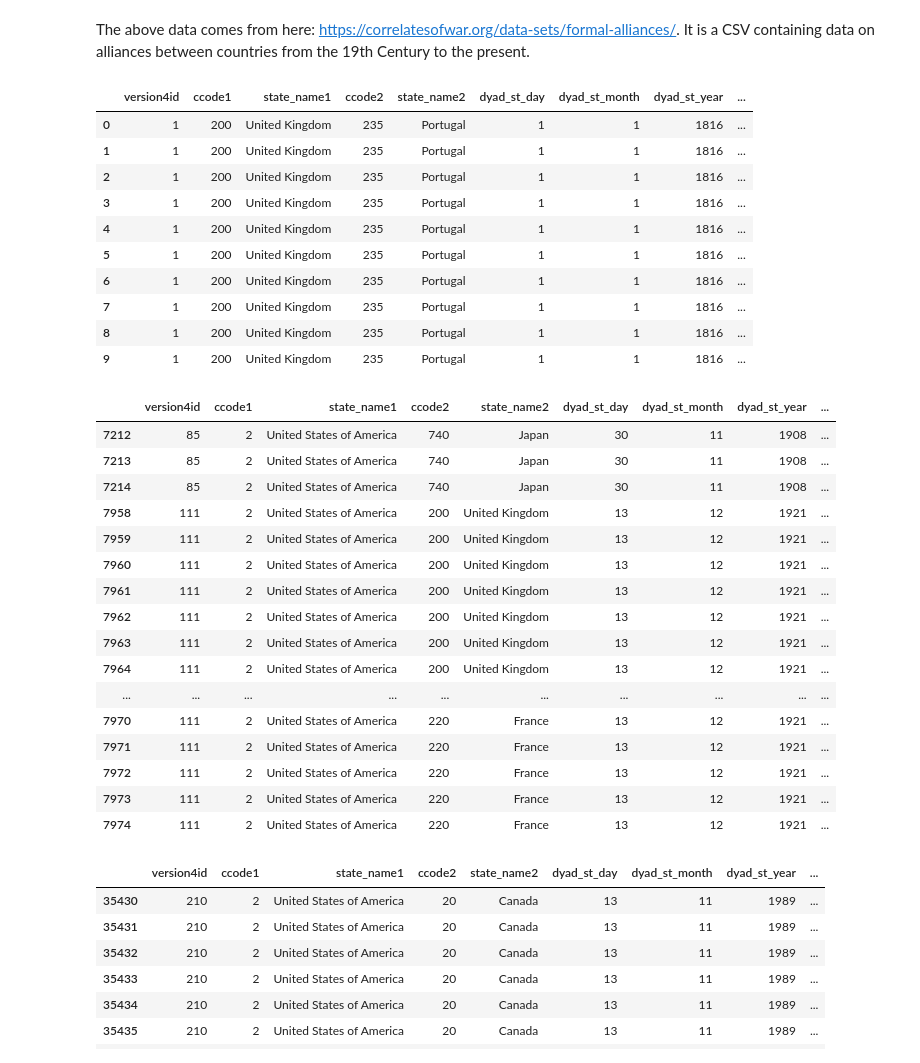
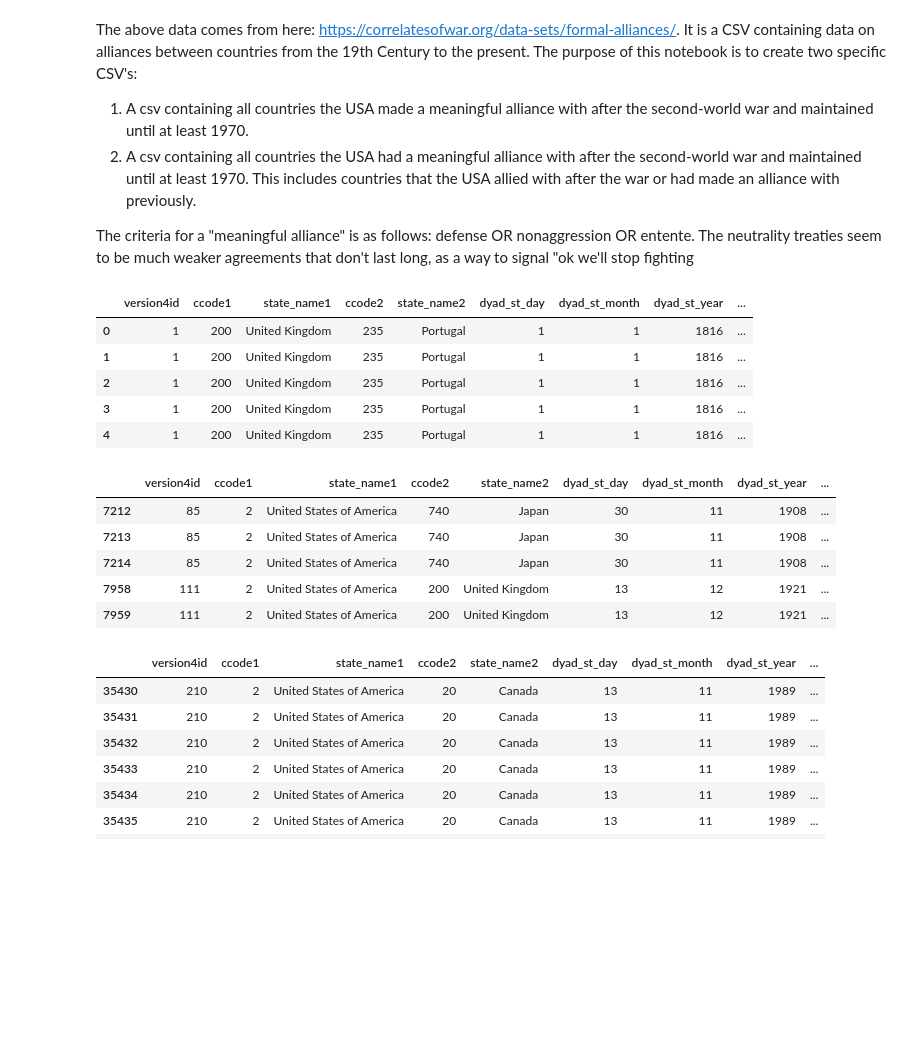
Before and after one commit to tomwillcode/American_Foreign_Policy_Research, a Jupyter notebook: American_Foreign_Policy_EDA.ipynb, the cells around one changed output. Saved outputs shown, nothing was run; the diff lists cells and outputs as text; code cells hidden in the pictures; blank space fills up the shorter version.

```diff
--- a/American_Foreign_Policy_EDA.ipynb
+++ b/American_Foreign_Policy_EDA.ipynb
@@ -4,10 +4,15 @@ import numpy as np
 import matplotlib.pyplot as plt
 # %%
 Alliance_data = pd.read_csv("alliance_v4.1_by_directed_yearly.csv")
-# %% [markdown]
-The above data comes from here: https://correlatesofwar.org/data-sets/formal-alliances/. It is a CSV containing data on alliances between countries from the 19th Century to the present.
+# %% [markdown]
+The above data comes from here: https://correlatesofwar.org/data-sets/formal-alliances/. It is a CSV containing data on alliances between countries from the 19th Century to the present.
+The purpose of this notebook is to create two specific CSV's:
+1) A csv containing all countries the USA made a meaningful alliance with after the second-world war and maintained until at least 1970.
+2) A csv containing all countries the USA had a meaningful alliance with after the second-world war and maintained until at least 1970. This includes countries that the USA allied with after the war or had made an alliance with previously.
+
+The criteria for a "meaningful alliance" is as follows: defense OR nonaggression OR entente. The neutrality treaties seem to be much weaker agreements that don't last long, as a way to signal "ok we'll stop fighting
 # %%
-Alliance_data.head(10)
+Alliance_data.head(5)
 # %% [output]
 |  | version4id | ccode1 | state_name1 | ccode2 | state_name2 | dyad_st_day | dyad_st_month | dyad_st_year | ... |
 | 0 | 1 | 200 | United Kingdom | 235 | Portugal | 1 | 1 | 1816 | ... |
@@ -15,33 +20,17 @@ Alliance_data.head(10)
 | 2 | 1 | 200 | United Kingdom | 235 | Portugal | 1 | 1 | 1816 | ... |
 | 3 | 1 | 200 | United Kingdom | 235 | Portugal | 1 | 1 | 1816 | ... |
 | 4 | 1 | 200 | United Kingdom | 235 | Portugal | 1 | 1 | 1816 | ... |
-| 5 | 1 | 200 | United Kingdom | 235 | Portugal | 1 | 1 | 1816 | ... |
-| 6 | 1 | 200 | United Kingdom | 235 | Portugal | 1 | 1 | 1816 | ... |
-| 7 | 1 | 200 | United Kingdom | 235 | Portugal | 1 | 1 | 1816 | ... |
-| 8 | 1 | 200 | United Kingdom | 235 | Portugal | 1 | 1 | 1816 | ... |
-| 9 | 1 | 200 | United Kingdom | 235 | Portugal | 1 | 1 | 1816 | ... |
 # %%
 #The data pertaining exclusively to American alliances may be extracted
 US_alliance_data=Alliance_data[Alliance_data['state_name1'] == "United States of America"]
-US_alliance_data.head(20)
+US_alliance_data.head(5)
 # %% [output]
 |  | version4id | ccode1 | state_name1 | ccode2 | state_name2 | dyad_st_day | dyad_st_month | dyad_st_year | ... |
 | 7212 | 85 | 2 | United States of America | 740 | Japan | 30 | 11 | 1908 | ... |
 | 7213 | 85 | 2 | United States of America | 740 | Japan | 30 | 11 | 1908 | ... |
 | 7214 | 85 | 2 | United States of America | 740 | Japan | 30 | 11 | 1908 | ... |
 | 7958 | 111 | 2 | United States of America | 200 | United Kingdom | 13 | 12 | 1921 | ... |
 | 7959 | 111 | 2 | United States of America | 200 | United Kingdom | 13 | 12 | 1921 | ... |
-| 7960 | 111 | 2 | United States of America | 200 | United Kingdom | 13 | 12 | 1921 | ... |
-| 7961 | 111 | 2 | United States of America | 200 | United Kingdom | 13 | 12 | 1921 | ... |
-| 7962 | 111 | 2 | United States of America | 200 | United Kingdom | 13 | 12 | 1921 | ... |
-| 7963 | 111 | 2 | United States of America | 200 | United Kingdom | 13 | 12 | 1921 | ... |
-| 7964 | 111 | 2 | United States of America | 200 | United Kingdom | 13 | 12 | 1921 | ... |
-| ... | ... | ... | ... | ... | ... | ... | ... | ... | ... |
-| 7970 | 111 | 2 | United States of America | 220 | France | 13 | 12 | 1921 | ... |
-| 7971 | 111 | 2 | United States of America | 220 | France | 13 | 12 | 1921 | ... |
-| 7972 | 111 | 2 | United States of America | 220 | France | 13 | 12 | 1921 | ... |
-| 7973 | 111 | 2 | United States of America | 220 | France | 13 | 12 | 1921 | ... |
-| 7974 | 111 | 2 | United States of America | 220 | France | 13 | 12 | 1921 | ... |
 # %%
 #to get some insight into contemporary American Foreign Policy it will be useful to look at years after 1945
 US_alliance_data=US_alliance_data[US_alliance_data['dyad_st_year'] > 1945]
```
Also changed, not shown: parts of 1 cell of this notebook.
